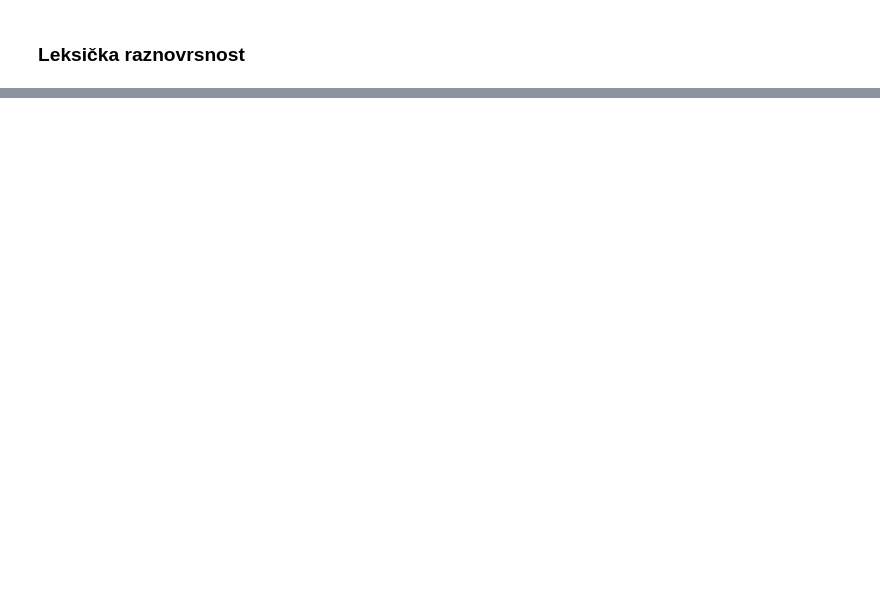
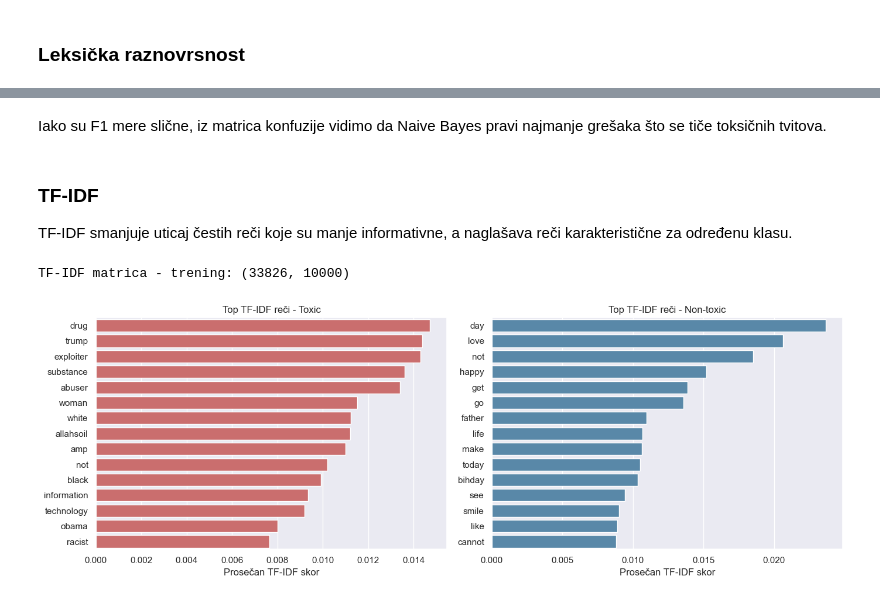
Before and after one commit to paunovicjovan/data-preprocessing-for-ml-2, a Jupyter notebook: Prakticni deo/Toxic Tweets Classification.ipynb, the cells around one changed output, grey strips where cells are left out. Drawn from its saved outputs; the diff is of its cells as text; code cells hidden in the pictures; blank space fills up the shorter version.

```diff
--- a/Prakticni deo/Toxic Tweets Classification.ipynb
+++ b/Prakticni deo/Toxic Tweets Classification.ipynb
@@ -749,0 +859,28 @@ display(pd.DataFrame(results_processed))
+# %% [markdown]
+Iako su F1 mere slične, iz matrica konfuzije vidimo da Naive Bayes pravi najmanje grešaka što se tiče toksičnih tvitova.
+# %% [markdown]
+### TF-IDF
+
+TF-IDF smanjuje uticaj čestih reči koje su manje informativne, a naglašava reči karakteristične za određenu klasu.
+# %%
+tfidf_vec = TfidfVectorizer(max_features=10000)
+X_tfidf_train = tfidf_vec.fit_transform(train_df['processed'])
+X_tfidf_test  = tfidf_vec.transform(test_df['processed'])
+
+print(f'TF-IDF matrica - trening: {X_tfidf_train.shape}')
+
+tfidf_names = tfidf_vec.get_feature_names_out()
+fig, axes = plt.subplots(1, 2, figsize=(14, 5))
+for ax, (label, name, color) in zip(axes, [(1, 'Toxic', '#D95F5F'), (0, 'Non-toxic', '#4C8BB5')]):
+    idx = train_df[train_df['label'] == label].index
+    scores = X_tfidf_train[idx].mean(axis=0).A1
+    top15 = sorted(zip(scores, tfidf_names), reverse=True)[:15]
+    words, vals = zip(*[(w, s) for s, w in top15])
+    sns.barplot(x=list(vals), y=list(words), ax=ax, color=color)
+    ax.set_title(f'Top TF-IDF reči - {name}')
+    ax.set_xlabel('Prosečan TF-IDF skor')
+plt.tight_layout()
+plt.show()
+# %% [output]
+TF-IDF matrica - trening: (33826, 10000)
+[figure, added]
```
Also changed, not shown: parts of 41 cells of this notebook.
